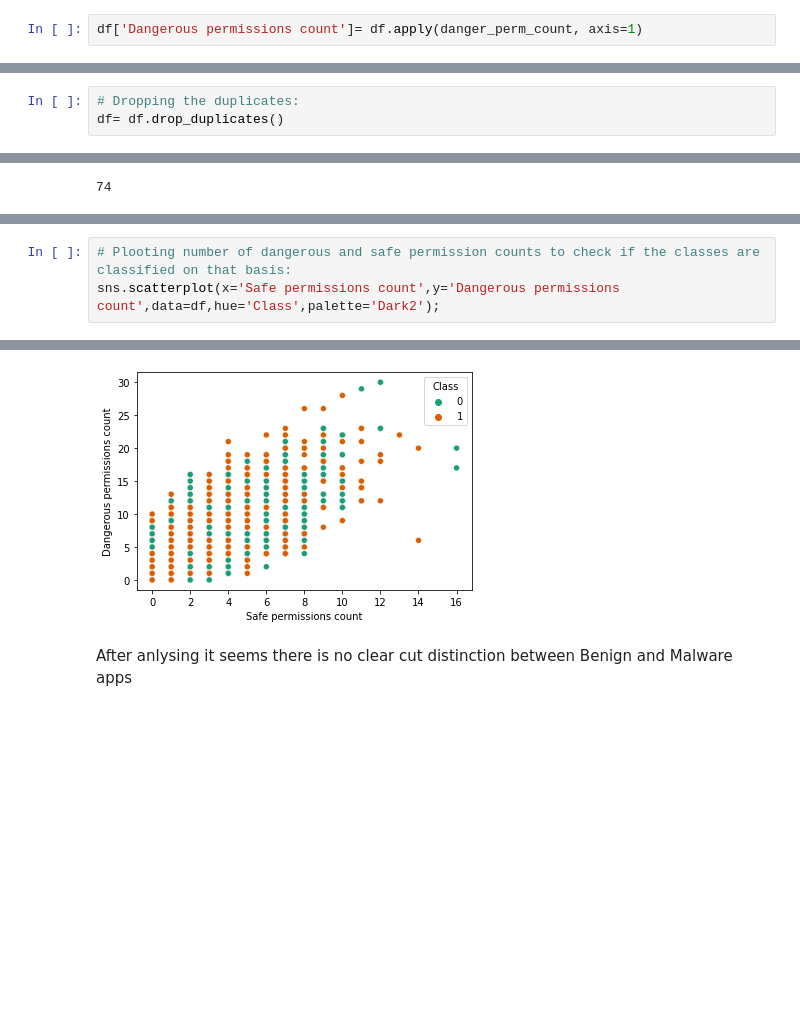
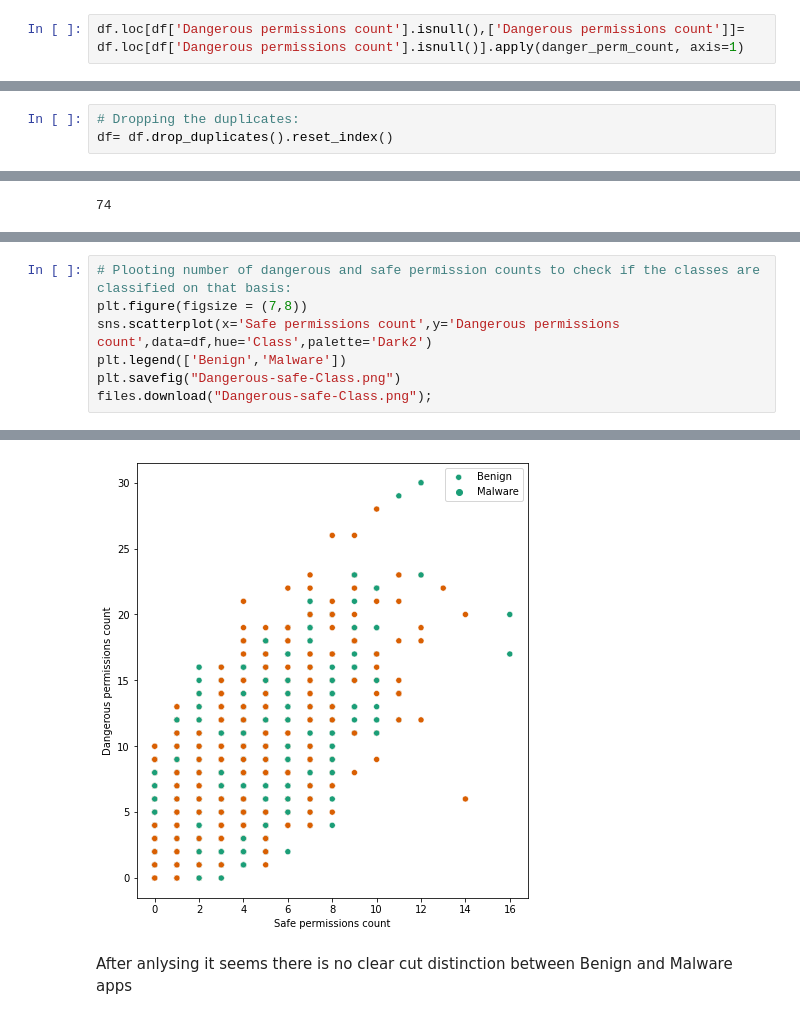
Before and after one commit to manisha-dhanuka/Supervised-Classification, a Jupyter notebook: Android_Authenticity_Prediction.ipynb, the cells around one changed output, grey strips where cells are left out. Cells and saved outputs as stored; diff of their text form; blank space fills up the shorter version.

```diff
--- a/Android_Authenticity_Prediction.ipynb
+++ b/Android_Authenticity_Prediction.ipynb
@@ -485,7 +477,7 @@ def danger_perm_count(x):
     global danger_perm
     return float(x[danger_perm].sum())
 # %%
-df['Dangerous permissions count']= df.apply(danger_perm_count, axis=1)
+df.loc[df['Dangerous permissions count'].isnull(),['Dangerous permissions count']]= df.loc[df['Dangerous permissions count'].isnull()].apply(danger_perm_count, axis=1)
 # %%
 # Filling null values of related apps as empty string since can't extrapolate them:
 df['Related apps'] = df['Related apps'].fillna('')
@@ -514,7 +506,7 @@ df.duplicated().sum()
 2689
 # %%
 # Dropping the duplicates:
-df= df.drop_duplicates()
+df= df.drop_duplicates().reset_index()
 # %%
 # effective shape after basic pre-processing:
 df.shape
@@ -587,5 +618,9 @@ plt.xticks(np.arange(0,16,1));
 [figure]
 # %%
 # Plooting number of dangerous and safe permission counts to check if the classes are classified on that basis:
-sns.scatterplot(x='Safe permissions count',y='Dangerous permissions count',data=df,hue='Class',palette='Dark2');
+plt.figure(figsize = (7,8))
+sns.scatterplot(x='Safe permissions count',y='Dangerous permissions count',data=df,hue='Class',palette='Dark2')
+plt.legend(['Benign','Malware'])
+plt.savefig("Dangerous-safe-Class.png")
+files.download("Dangerous-safe-Class.png");
 # %% [output]
@@ -592,4 +629,4 @@ sns.scatterplot(x='Safe permissions count',y='Dangerous permissions count',data=
-[figure, old version]
+[figure, new version]
 # %% [markdown]
 After anlysing it seems there is no clear cut distinction between Benign and Malware apps
 # %% [markdown]
```
Also changed, not shown: parts of 73 cells of this notebook.
